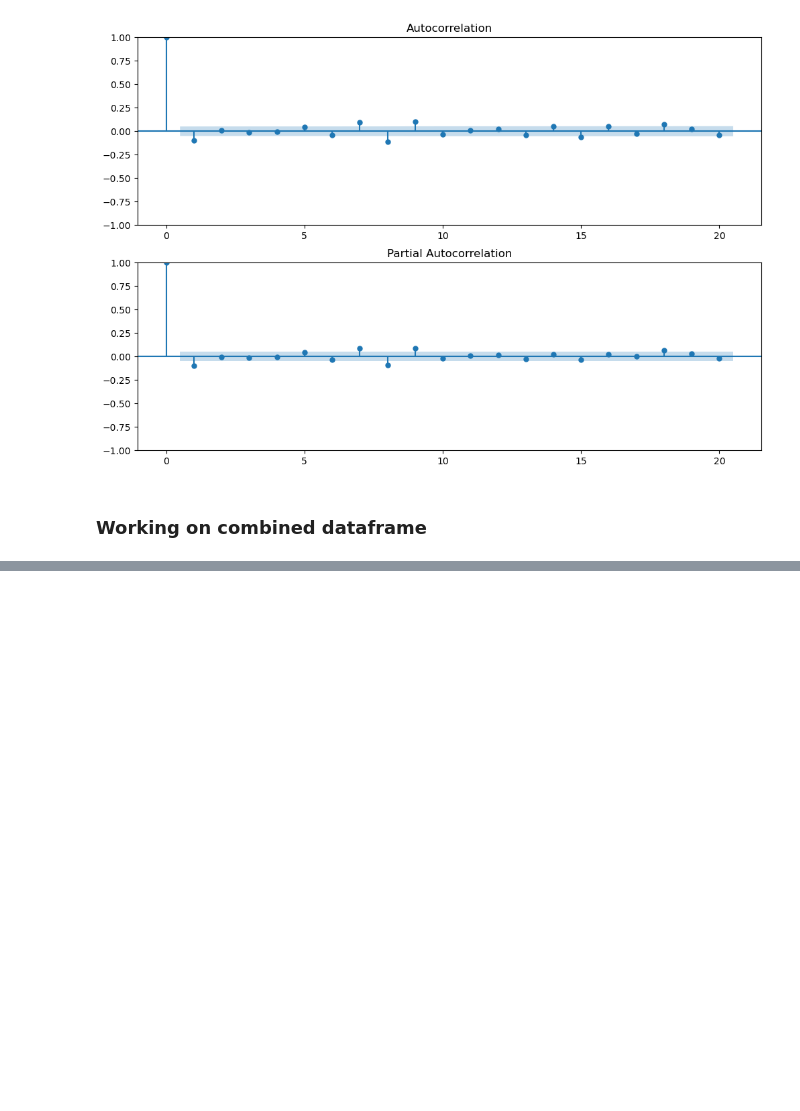
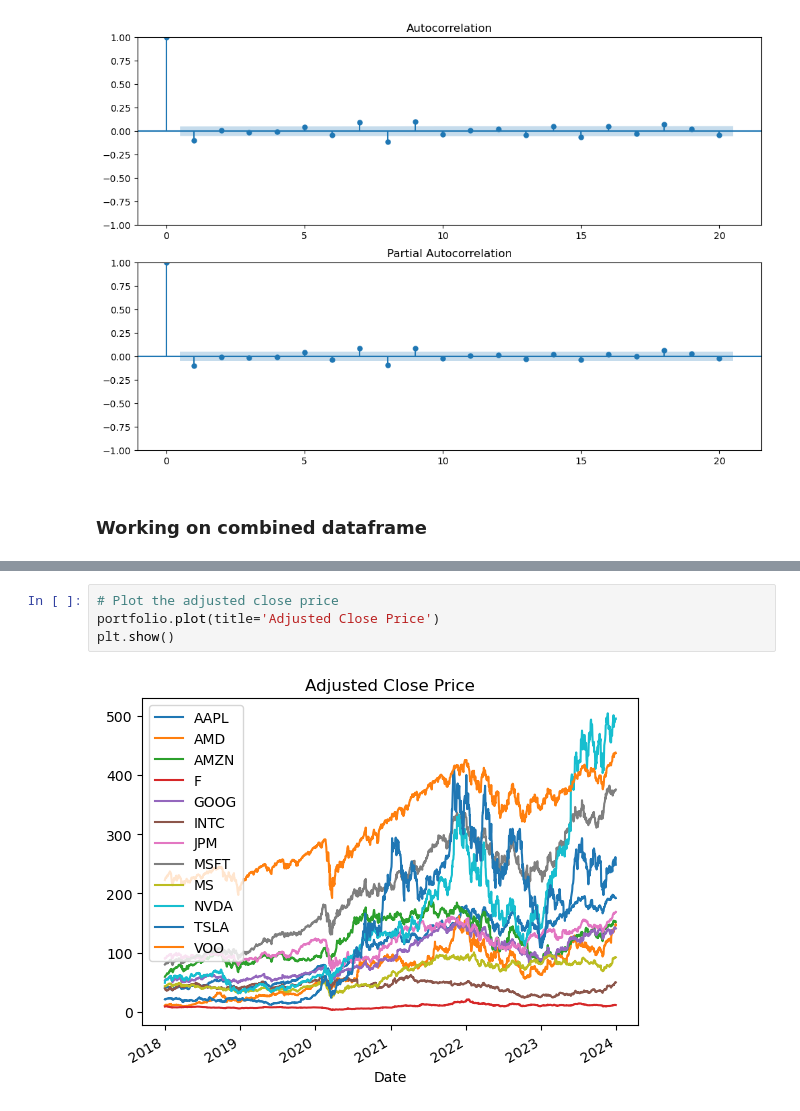
Before and after one commit to dwu359/ml-portfolio-optimization, a Jupyter notebook: portfolio_optimization.ipynb, the cells around one changed output, grey strips where cells are left out. Saved outputs shown, nothing was run; the diff lists cells and outputs as text; blank space fills up the shorter version.

```diff
--- a/portfolio_optimization.ipynb
+++ b/portfolio_optimization.ipynb
@@ -287,0 +356,6 @@ comb_stock.head()
+# %%
+# Plot the adjusted close price
+portfolio.plot(title='Adjusted Close Price')
+plt.show()
+# %% [output]
+[figure, added]
```
Also changed, not shown: parts of 15 cells of this notebook, 4 other files.
